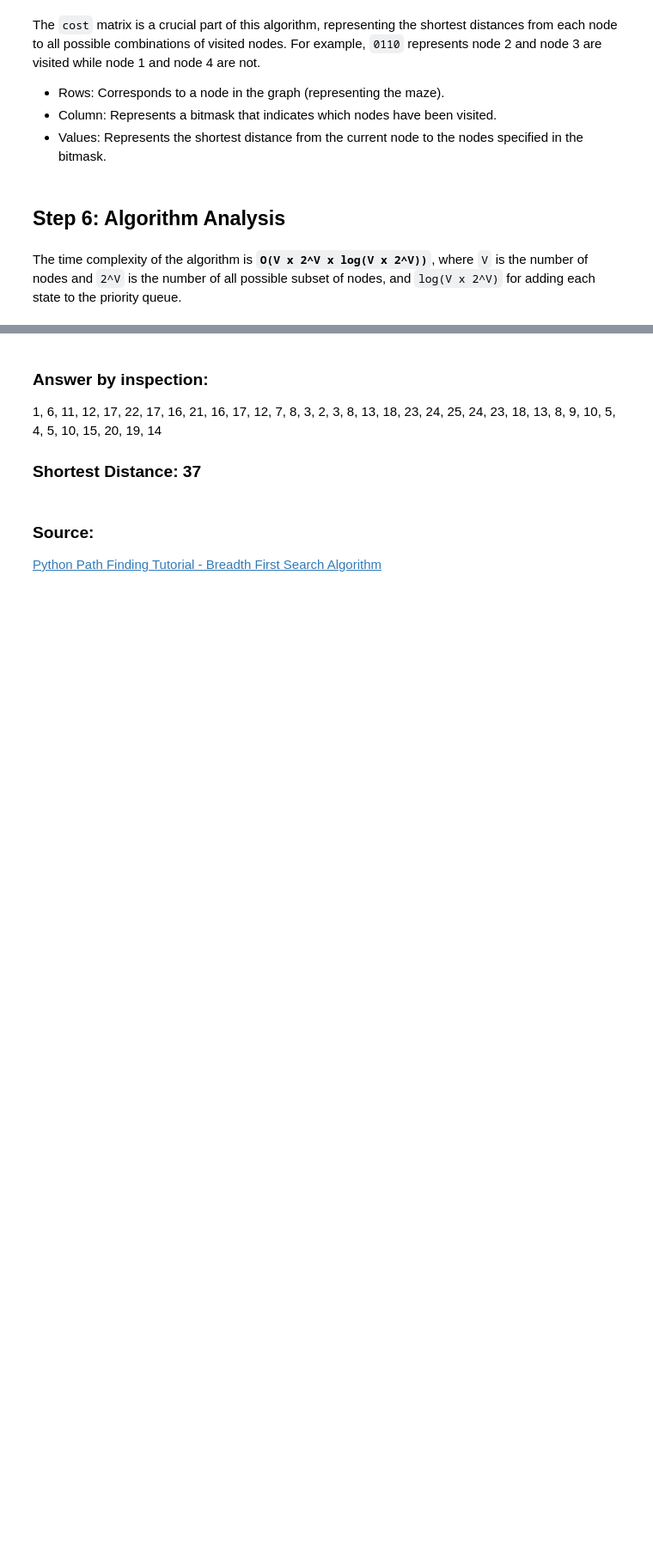
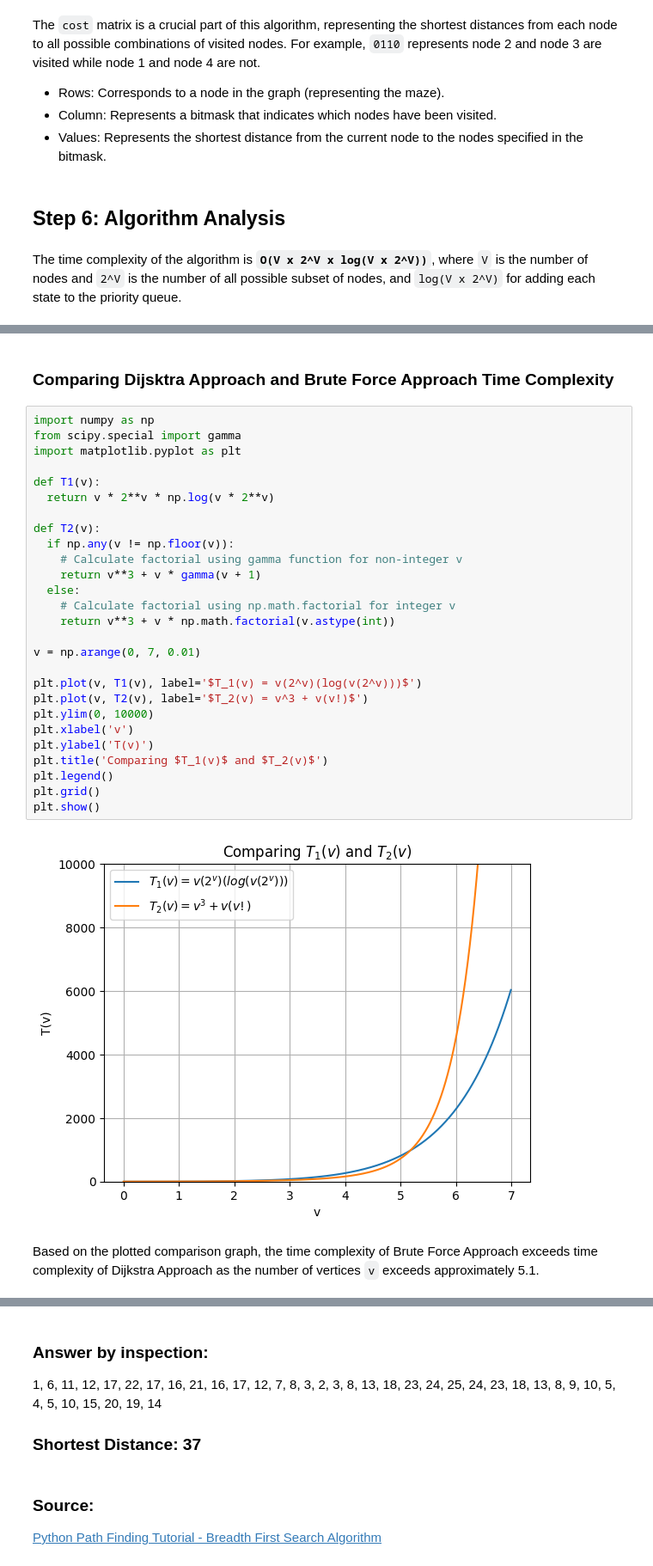
Before and after one commit to chuanlintneoh/WIA2005GA, a Jupyter notebook: Part 1.ipynb, the cells around one changed output, grey strips where cells are left out. Shown at 86% size. Drawn from its saved outputs; the diff is of its cells as text; blank space fills up the shorter version.

```diff
--- a/Part 1.ipynb
+++ b/Part 1.ipynb
@@ -288 +345,34 @@ The time complexity of the algorithm is **`O(V x 2^V x log(V x 2^V))`**, where `
+# %% [markdown]
+### Comparing Dijsktra Approach and Brute Force Approach Time Complexity
+# %%
+import numpy as np
+from scipy.special import gamma
+import matplotlib.pyplot as plt
+
+def T1(v):
+  return v * 2**v * np.log(v * 2**v)
+
+def T2(v):
+  if np.any(v != np.floor(v)):
+    # Calculate factorial using gamma function for non-integer v
+    return v**3 + v * gamma(v + 1)
+  else:
+    # Calculate factorial using np.math.factorial for integer v
+    return v**3 + v * np.math.factorial(v.astype(int))
+
+v = np.arange(0, 7, 0.01)
+
+plt.plot(v, T1(v), label='$T_1(v) = v(2^v)(log(v(2^v)))$')
+plt.plot(v, T2(v), label='$T_2(v) = v^3 + v(v!)$')
+plt.ylim(0, 10000)
+plt.xlabel('v')
+plt.ylabel('T(v)')
+plt.title('Comparing $T_1(v)$ and $T_2(v)$')
+plt.legend()
+plt.grid()
+plt.show()
+# %% [output]
+[figure, added]
+# %% [markdown]
+Based on the plotted comparison graph, the time complexity of Brute Force Approach exceeds time complexity of Dijkstra Approach as the number of vertices `v` exceeds approximately 5.1.
 # %% [markdown]
```
Also changed, not shown: parts of 7 cells of this notebook.
